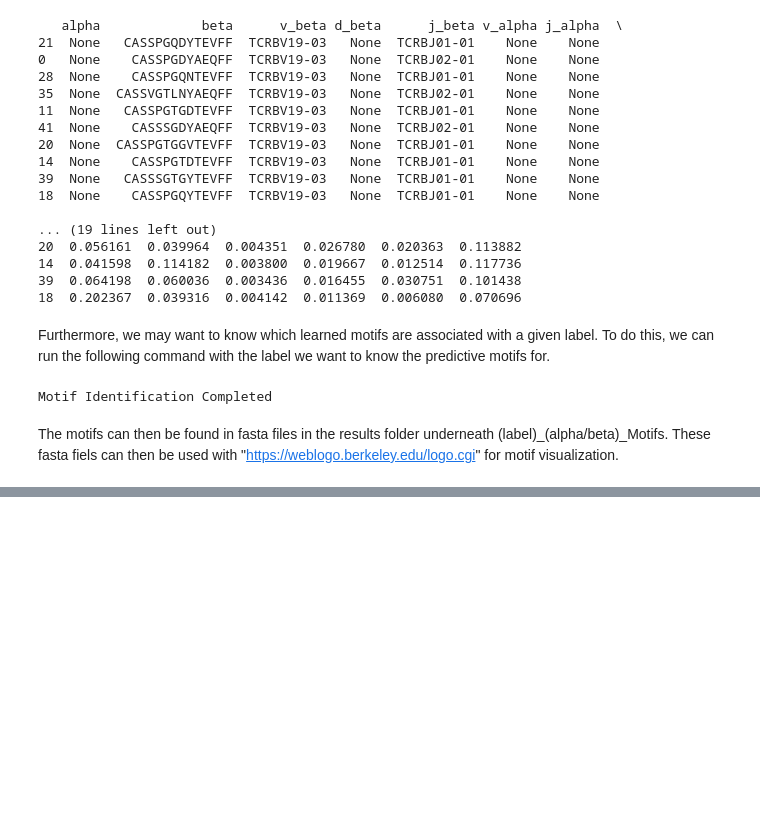
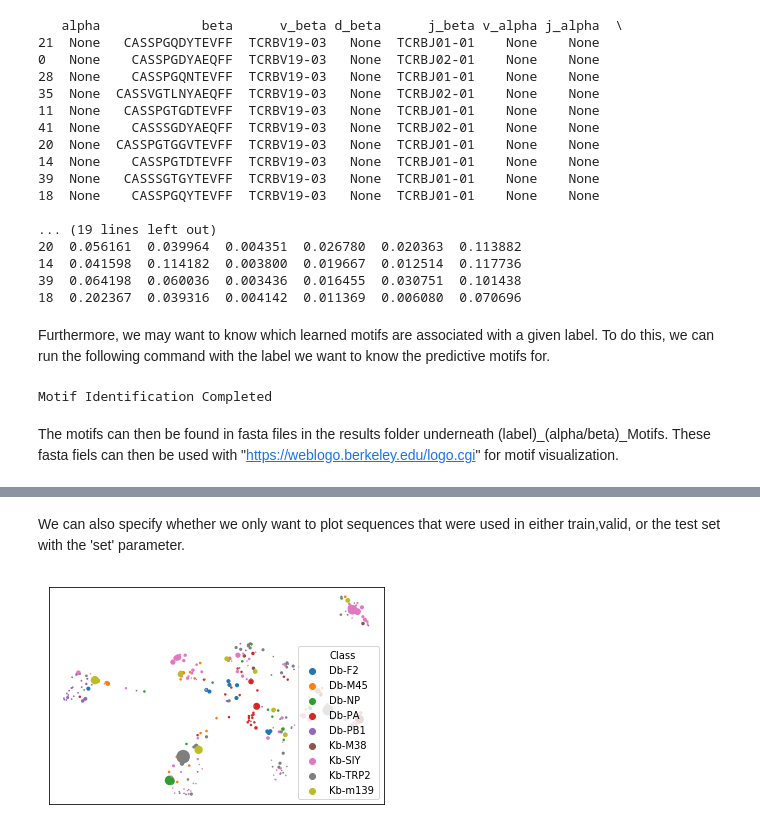
Before and after one commit to sidhomj/DeepTCR, a Jupyter notebook: tutorials/supervised/1 - Supervised Sequence Classification.ipynb, the cells around one changed output, grey strips where cells are left out. Drawn from its saved outputs; the diff is of its cells as text; code cells hidden in the pictures; blank space fills up the shorter version.

```diff
--- a/tutorials/supervised/1 - Supervised Sequence Classification.ipynb
+++ b/tutorials/supervised/1 - Supervised Sequence Classification.ipynb
@@ -131,0 +140,6 @@ The motifs can then be found in fasta files in the results folder underneath (la
+# %% [markdown]
+We can also specify whether we only want to plot sequences that were used in either train,valid, or the test set with the 'set' parameter.
+# %%
+DTCR_SS.UMAP_Plot(by_class=True,freq_weight=True,scale=2000,set='test')
+# %% [output]
+[figure, added]
```
Also changed, not shown: parts of 6 cells of this notebook.
